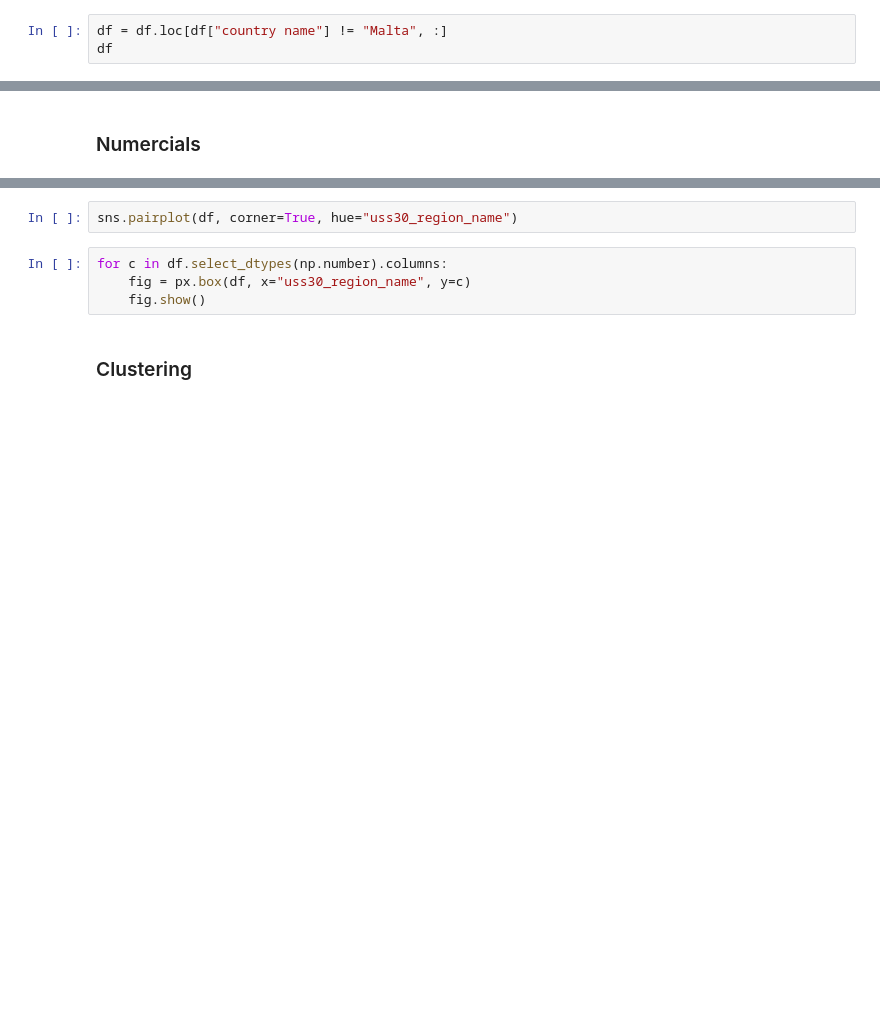
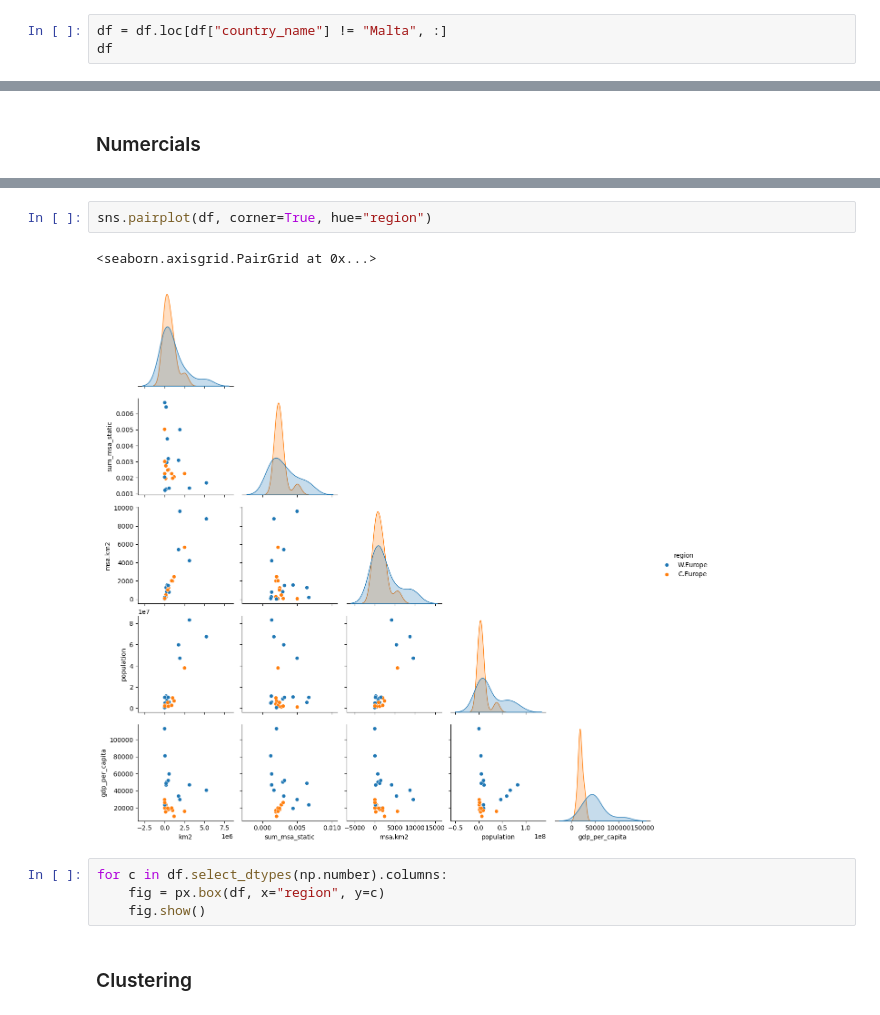
Before and after one commit to AlexandreGazagnes/Global-Biodiversity-Score, a Jupyter notebook: notebooks/02-Data-Analysis.ipynb, the cells around one changed output, grey strips where cells are left out. Cells and saved outputs as stored; diff of their text form; blank space fills up the shorter version.

```diff
--- a/notebooks/02-Data-Analysis.ipynb
+++ b/notebooks/02-Data-Analysis.ipynb
@@ -77,3 +231,3 @@ df.describe().round(4)
 # %%
-df = df.loc[df["country name"] != "Malta", :]
+df = df.loc[df["country_name"] != "Malta", :]
 df
@@ -92,8 +270,11 @@ sns.pairplot(df, corner=True)
 # %%
-sns.pairplot(df, corner=True, hue="uss30_region_name")
+sns.pairplot(df, corner=True, hue="region")
+# %% [output]
+<seaborn.axisgrid.PairGrid at 0x...>
+[figure, added]
 # %%
 for c in df.select_dtypes(np.number).columns:
-    fig = px.box(df, x="uss30_region_name", y=c)
+    fig = px.box(df, x="region", y=c)
     fig.show()
 # %% [markdown]
 ### Clustering
```
Also changed, not shown: parts of 26 cells of this notebook.
